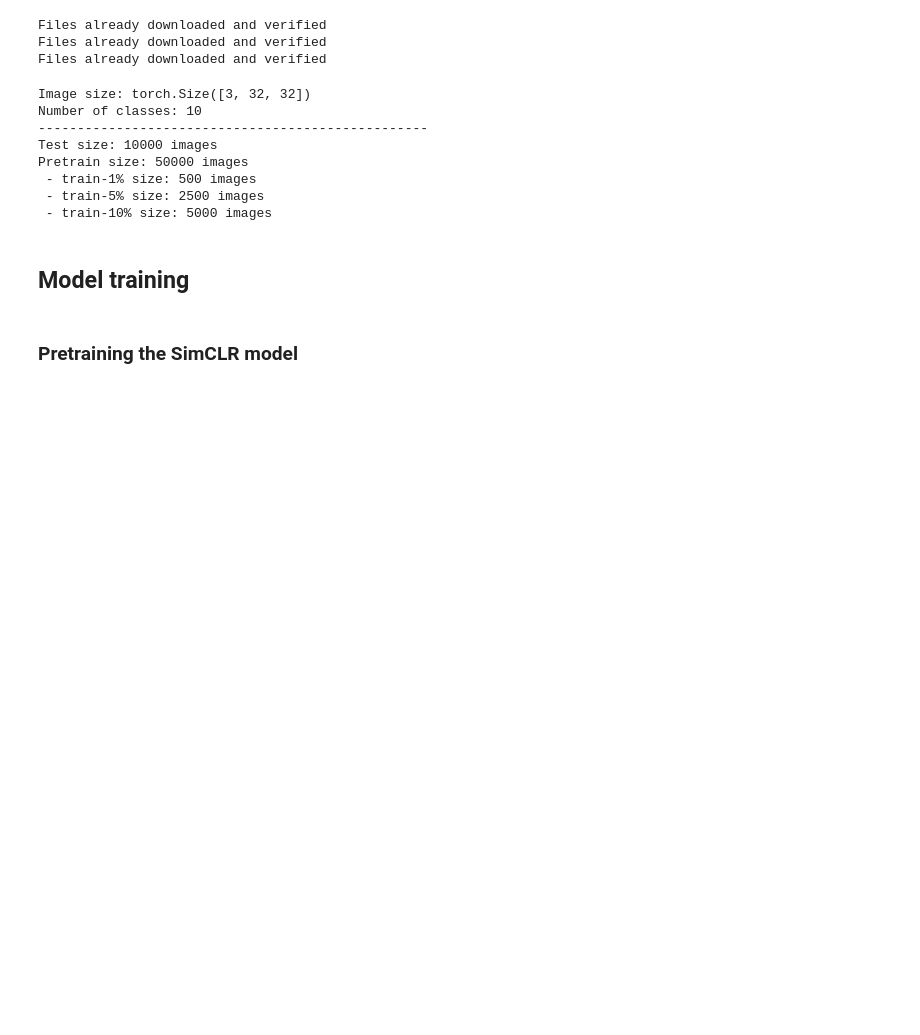
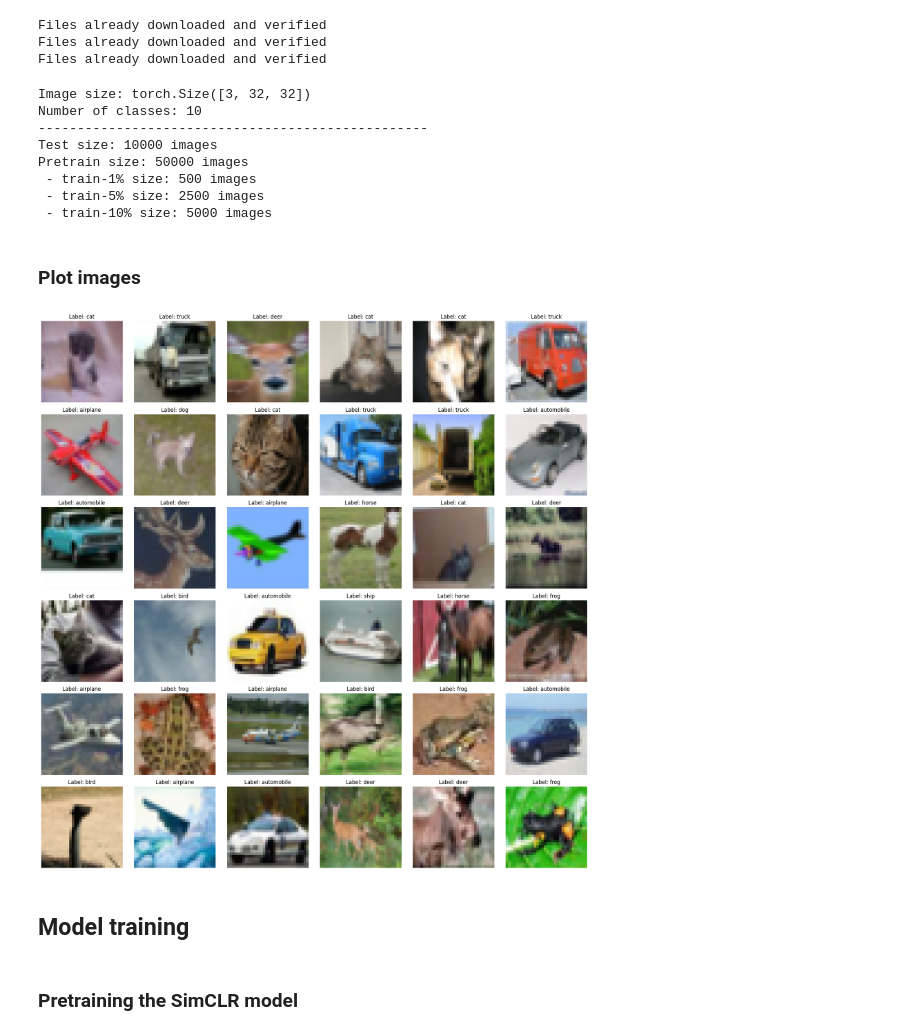
Before and after one commit to simenkristoff/ssl-project, a Jupyter notebook: SSL_project.ipynb, the cells around one changed output. Saved outputs shown, nothing was run; the diff lists cells and outputs as text; code cells hidden in the pictures; blank space fills up the shorter version.

```diff
--- a/SSL_project.ipynb
+++ b/SSL_project.ipynb
@@ -267,6 +258,23 @@ Pretrain size: 50000 images
  - train-1% size: 500 images
  - train-5% size: 2500 images
  - train-10% size: 5000 images
+# %% [markdown]
+### Plot images
+# %%
+fig, ax = plt.subplots(6, 6, figsize=(18, 18))
+ax = ax.flatten()
+
+tmp = CIFAR10(root="data", train=True, download=False)
+rand_idxs = torch.randperm(len(tmp))
+
+for i in range(ax.shape[0]):
+  idx = rand_idxs[i]
+  ax[i].set_title(f"Label: {tmp.classes[tmp[idx][1]]}")
+  ax[i].imshow(tmp[idx][0])
+  ax[i].axis("off")
+fig.tight_layout()
+# %% [output]
+[figure, added]
 # %% [markdown]
 ## Model training
 # %% [markdown]
```
Also changed, not shown: parts of 2 cells of this notebook.
